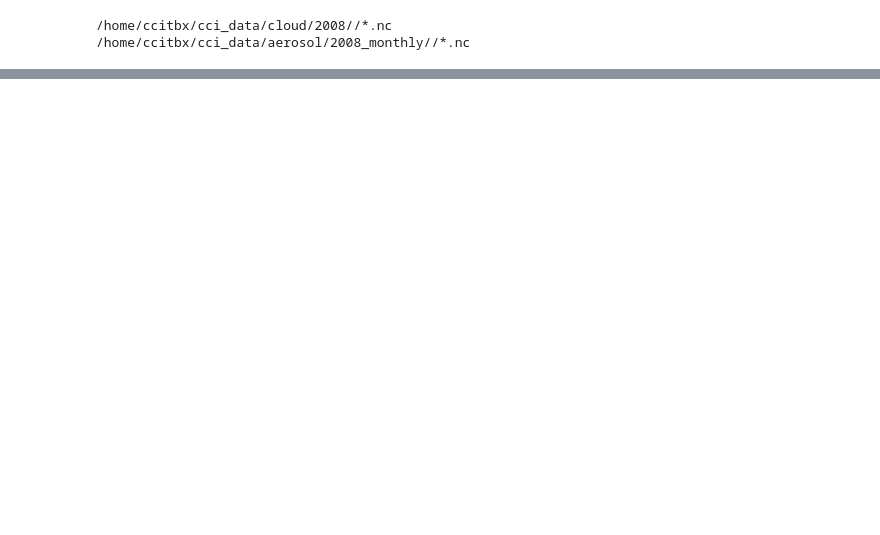
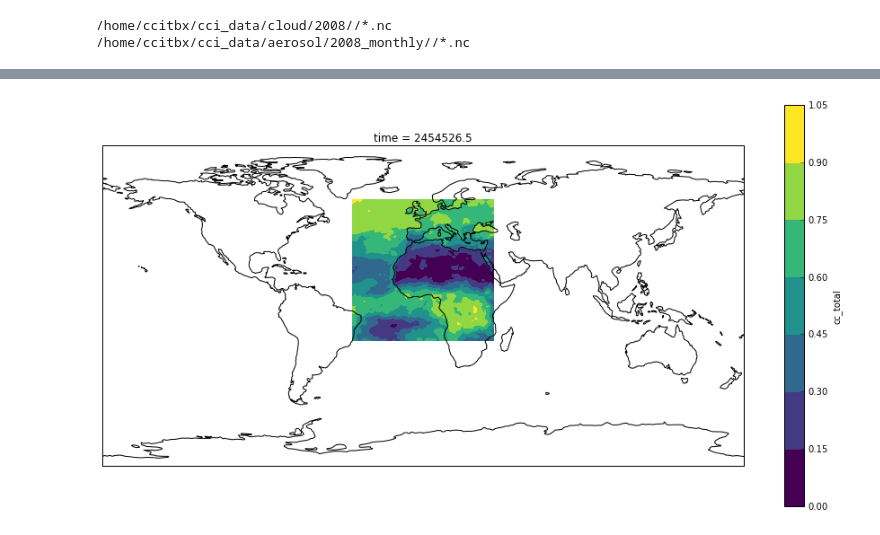
Before and after one commit to CCI-Tools/sandbox, a Jupyter notebook: notebooks/Janis/UC9.ipynb, the cells around one changed output, grey strips where cells are left out. Drawn from its saved outputs; the diff is of its cells as text; code cells hidden in the pictures; blank space fills up the shorter version.

```diff
--- a/notebooks/Janis/UC9.ipynb
+++ b/notebooks/Janis/UC9.ipynb
@@ -47,0 +143,14 @@ interact(plot_datasets, dataset = datasets, t=(0,11,1))
+# %%
+# Select a spatial subset (Africa)
+lat_slice = slice(-20., 60.)
+lon_slice = slice(-40., 40.)
+cc_total_sub = cc_total_resampled.sel(lat=lat_slice,lon=lon_slice)
+aerosol_sub = aerosol.sel(lat=lat_slice, lon=lon_slice)
+# %%
+# Plot the subset
+ds = {'clouds':cc_total_sub, 'aerosol':aerosol_sub}
+
+disp = Plotter(ds)
+interact(disp.plot_datasets, names = names, t=(0,11,1))
+# %% [output]
+[figure, added]
```
Also changed, not shown: parts of 11 cells of this notebook.
